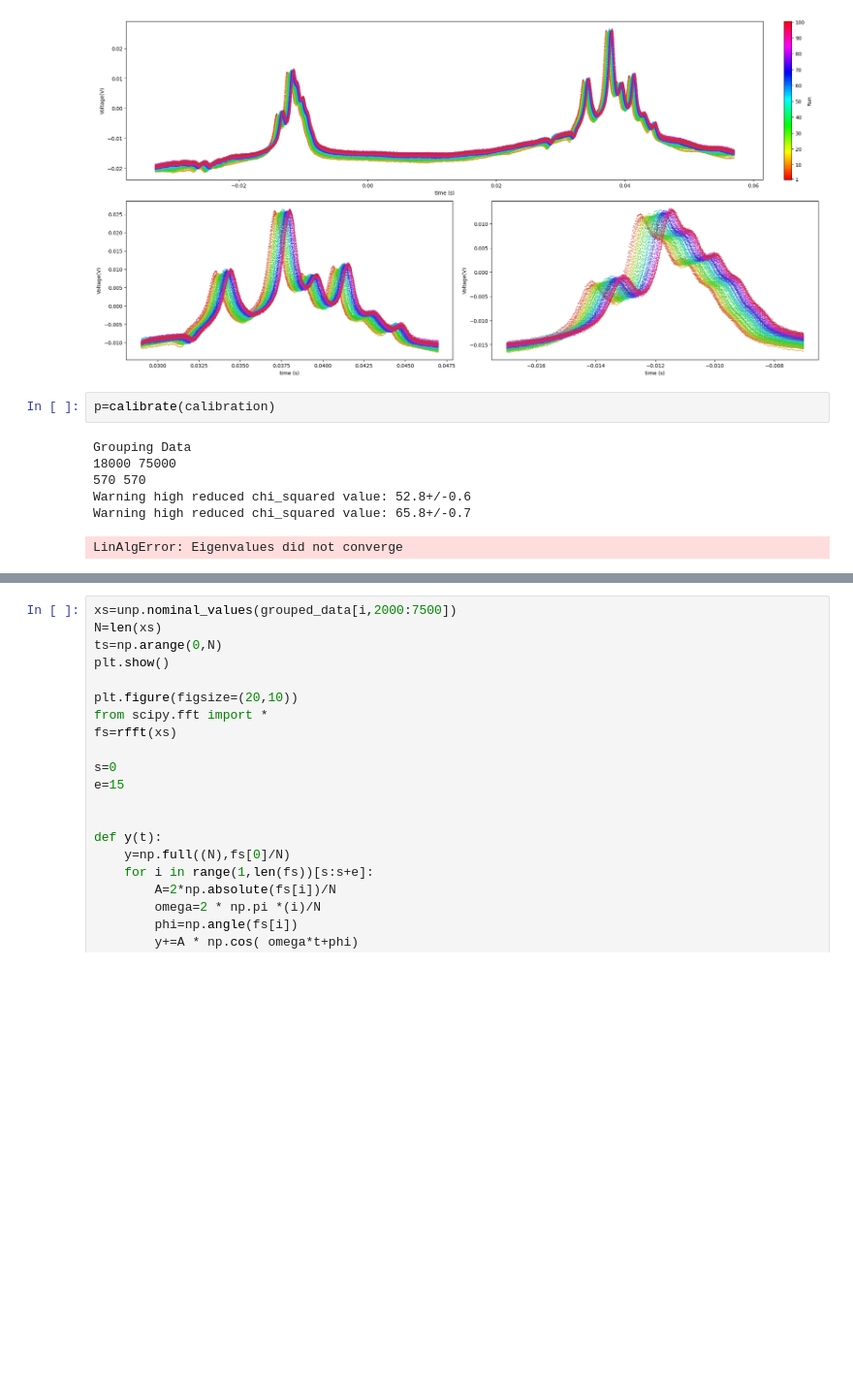
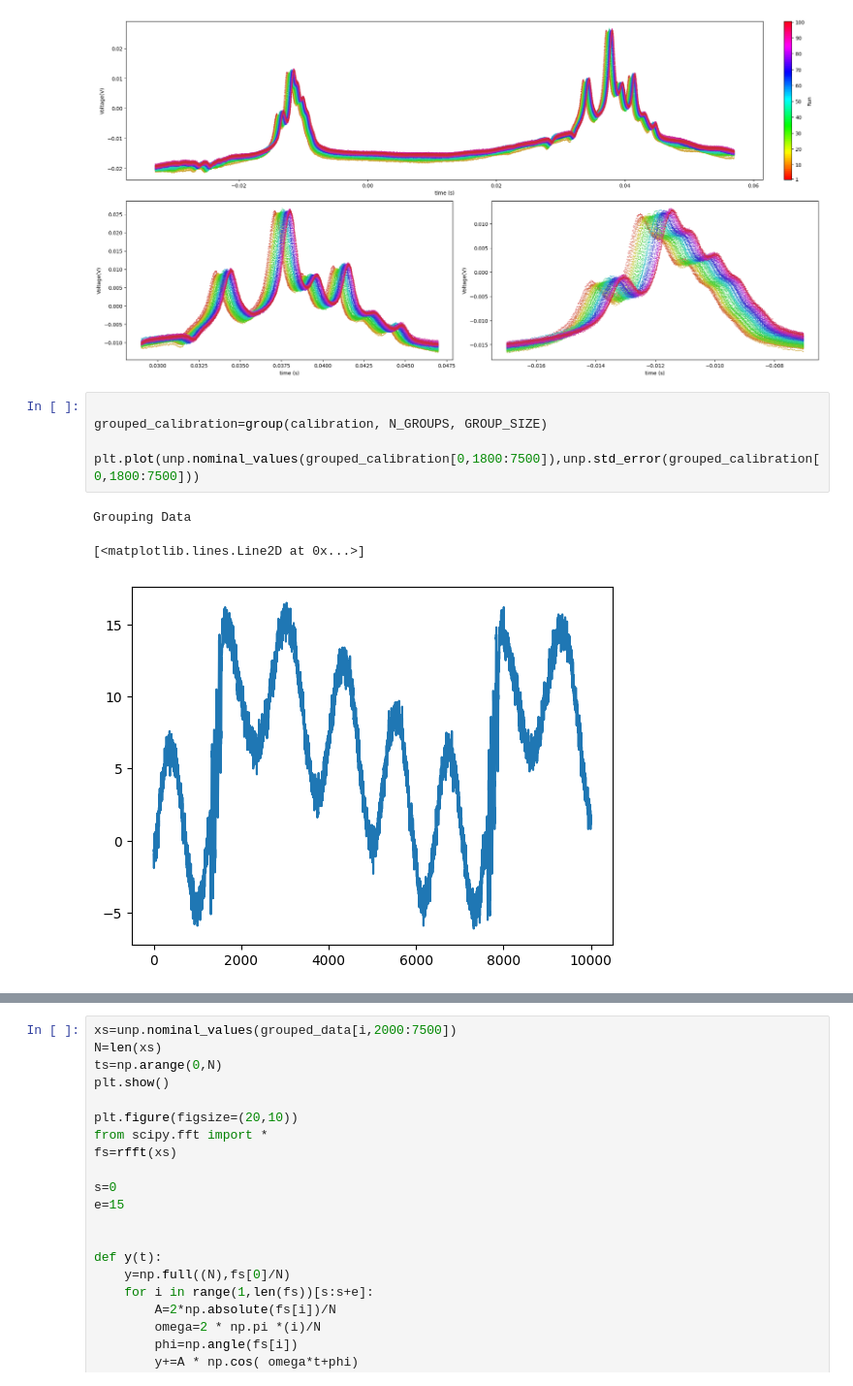
Before and after one commit to LaraTatli18/doppler-free-laser-spectroscopy, a Jupyter notebook: Zeeman.ipynb, the cells around one changed output, grey strips where cells are left out. Shown at 97% size. Saved outputs shown, nothing was run; the diff lists cells and outputs as text; blank space fills up the shorter version.

```diff
--- a/Zeeman.ipynb
+++ b/Zeeman.ipynb
@@ -64,12 +63,12 @@ fig.tight_layout()
 fig.savefig("all_doppler_free.png",dpi=300)
 # %% [output]
 [figure]
-# %%
-p=calibrate(calibration)
-# %% [output]
-Grouping Data
-18000 75000
-570 570
-Warning high reduced chi_squared value: 52.8+/-0.6
-Warning high reduced chi_squared value: 65.8+/-0.7
-LinAlgError: Eigenvalues did not converge
+# %%
+
+grouped_calibration=group(calibration, N_GROUPS, GROUP_SIZE)
+
+plt.plot(unp.nominal_values(grouped_calibration[0,1800:7500]),unp.std_error(grouped_calibration[0,1800:7500]))
+# %% [output]
+Grouping Data
+[<matplotlib.lines.Line2D at 0x...>]
+[figure, added]
```
Also changed, not shown: parts of 2 cells of this notebook, 7 other files.
